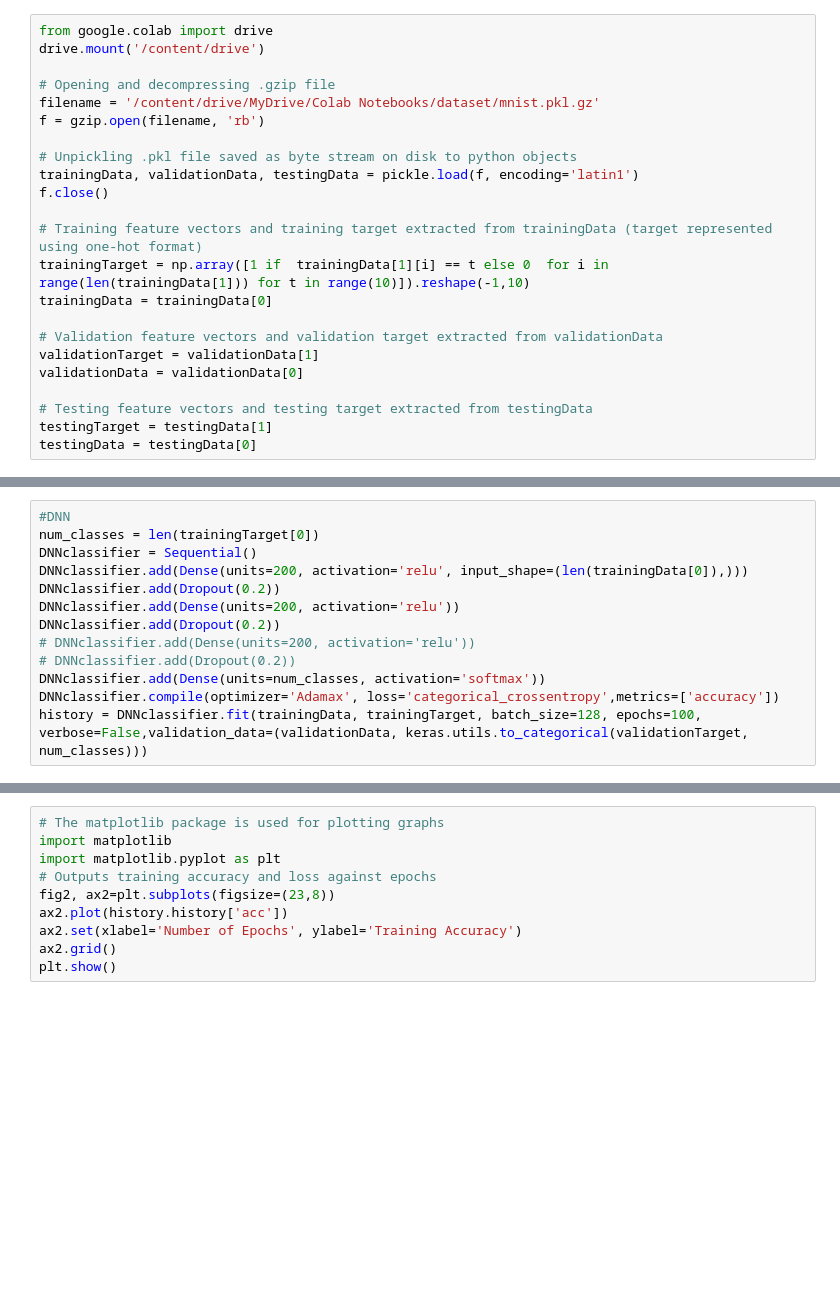
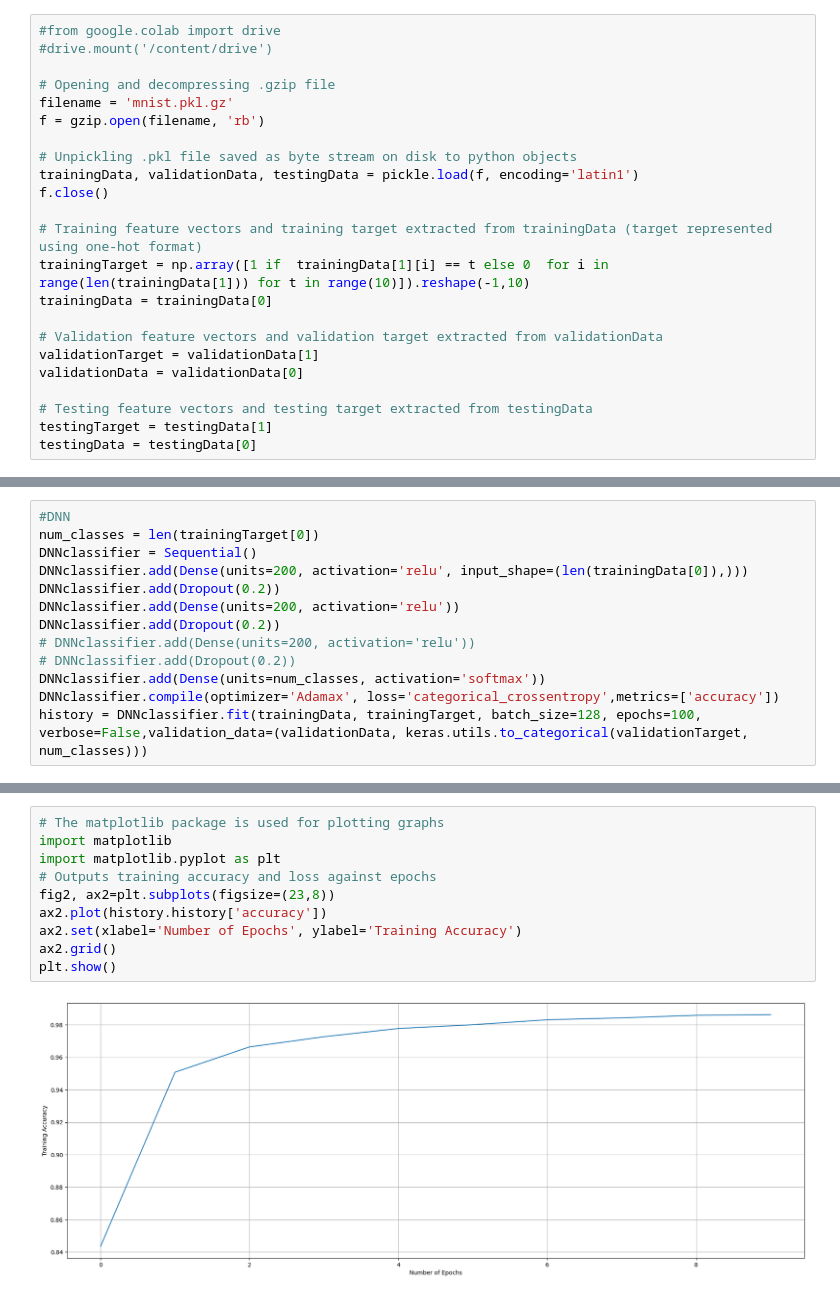
Before and after one commit to ZerXXX0/CV-handwring-recognition-for-digit, a Jupyter notebook: MNIST_USPS_CV.ipynb, the cells around one changed output, grey strips where cells are left out. Drawn from its saved outputs; the diff is of its cells as text; blank space fills up the shorter version.

```diff
--- a/MNIST_USPS_CV.ipynb
+++ b/MNIST_USPS_CV.ipynb
@@ -10,9 +20,9 @@ Loading MNIST Dataset
 # %%
-from google.colab import drive
-drive.mount('/content/drive')
+#from google.colab import drive
+#drive.mount('/content/drive')
 
 # Opening and decompressing .gzip file
-filename = '/content/drive/MyDrive/Colab Notebooks/dataset/mnist.pkl.gz'
+filename = 'mnist.pkl.gz'
 f = gzip.open(filename, 'rb')
 
 # Unpickling .pkl file saved as byte stream on disk to python objects
@@ -97,13 +188,15 @@ print("\nUSPS Confusion Matrix: \n\n",confusion_matrix(USPSTar, dnnUSPSPredictio
 # %%
 # The matplotlib package is used for plotting graphs
 import matplotlib
 import matplotlib.pyplot as plt
 # Outputs training accuracy and loss against epochs
 fig2, ax2=plt.subplots(figsize=(23,8))
-ax2.plot(history.history['acc'])
+ax2.plot(history.history['accuracy'])
 ax2.set(xlabel='Number of Epochs', ylabel='Training Accuracy')
 ax2.grid()
 plt.show()
+# %% [output]
+[figure, added]
 # %%
 #CNN
 CNNclassifier = Sequential()
```
Also changed, not shown: parts of 11 cells of this notebook.
